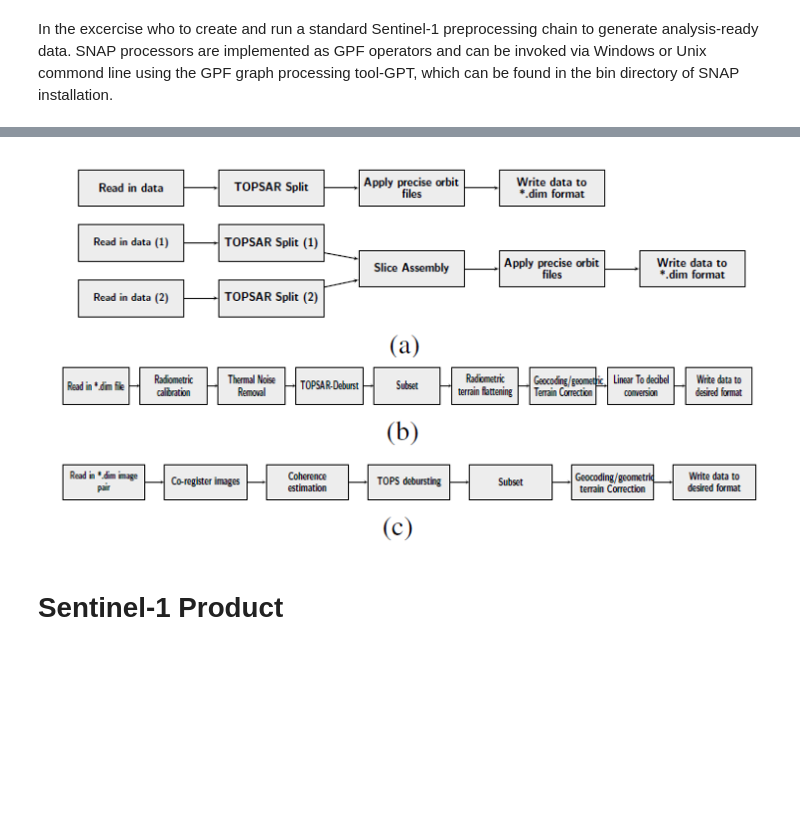
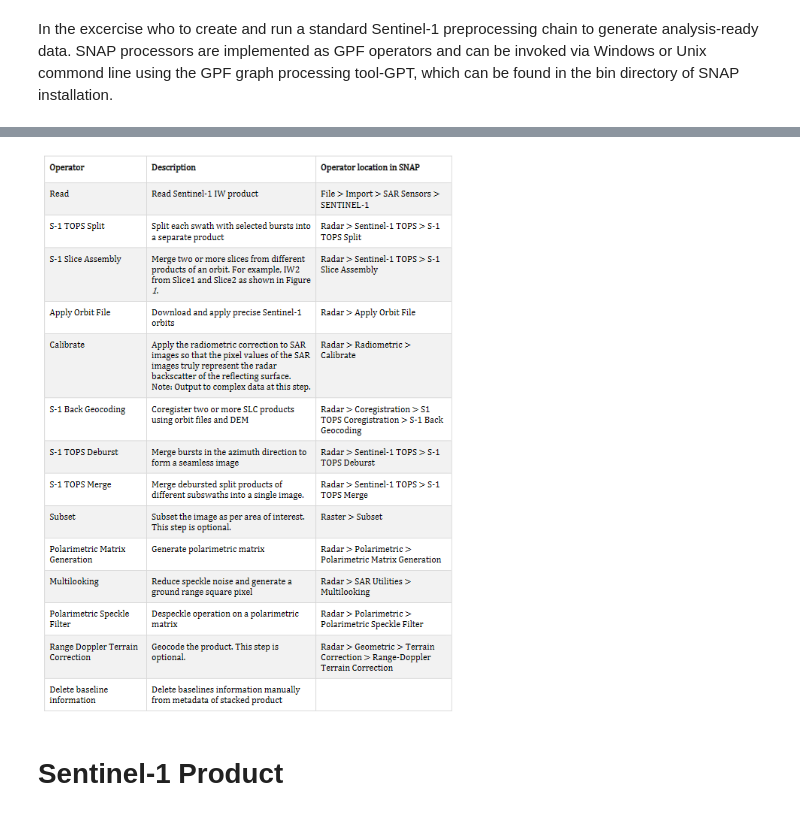
Before and after one commit to vak000/WL2021, a Jupyter notebook: snappy_processing.ipynb, the cells around one changed output, grey strips where cells are left out. Cells and saved outputs as stored; diff of their text form; code cells hidden in the pictures; blank space fills up the shorter version.

```diff
--- a/snappy_processing.ipynb
+++ b/snappy_processing.ipynb
@@ -52,7 +50,7 @@ NameError: name 'Image' is not defined
 # %%
-Image('Picture1.png')
+Image('Figs/operators.png')
 # %% [output]
-[figure, old version]
+[figure, new version]
 # %% [markdown]
 # Sentinel-1 Product
 # %%
```
Also changed, not shown: parts of 28 cells of this notebook.
